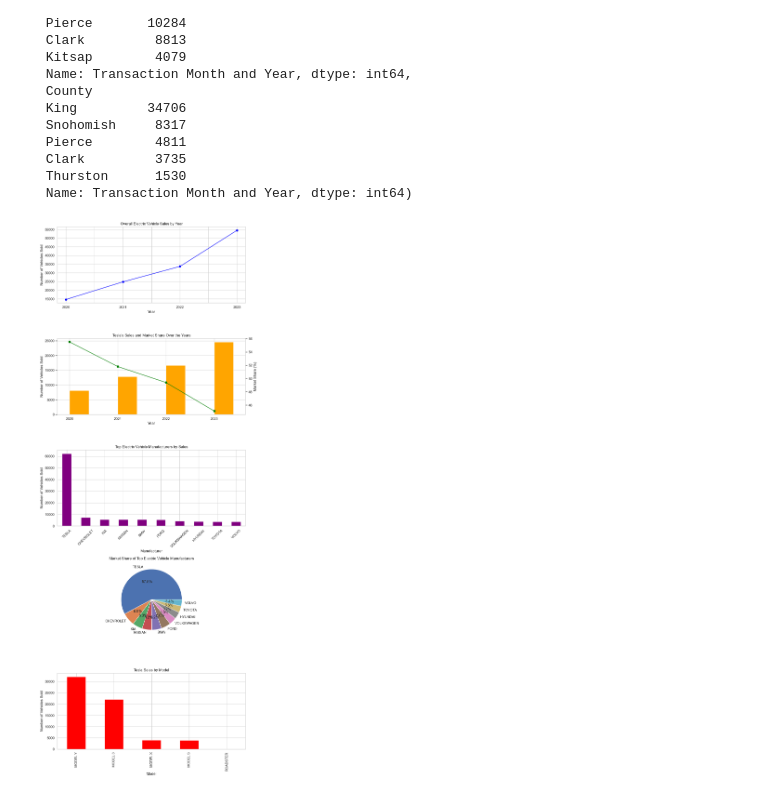
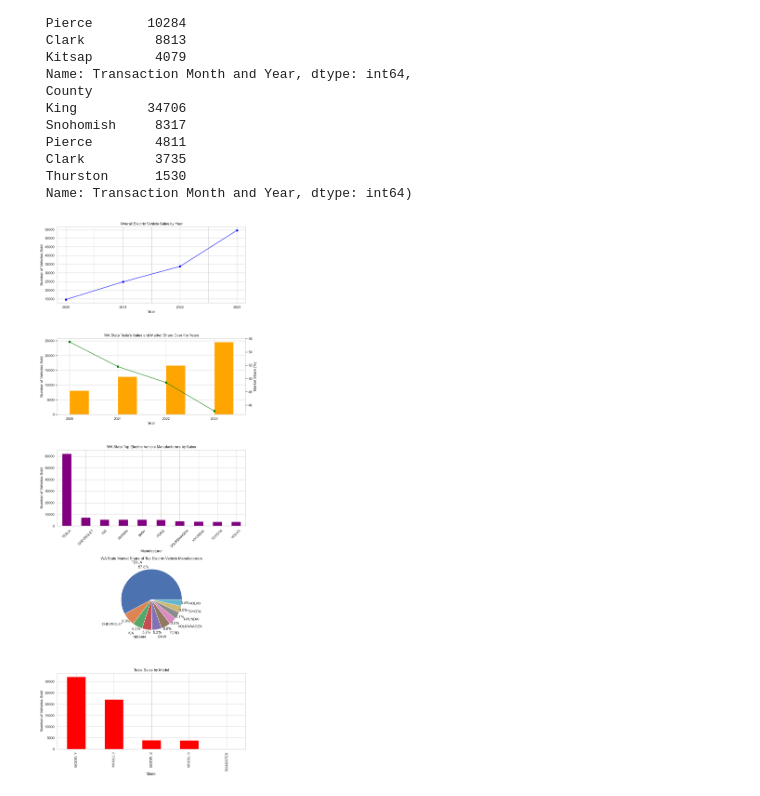
Before and after one commit to mouwumou/DSAN5300-Group-Project, a Jupyter notebook: notebooks/DMV_General_cleaning.ipynb, the cells around one changed output. Drawn from its saved outputs; the diff is of its cells as text; code cells hidden in the pictures.

```diff
--- a/notebooks/DMV_General_cleaning.ipynb
+++ b/notebooks/DMV_General_cleaning.ipynb
@@ -194,35 +194,36 @@ ax[0].set_ylabel('Number of Vehicles Sold')
 ax[0].grid(True)
 
 # Tesla's Market Position (Sales and Market Share)
 tesla_sales_by_year.plot(ax=ax[1], kind='bar', color='orange', position=0, width=0.4, label='Sales')
 tesla_market_share_by_year.plot(ax=ax[1], secondary_y=True, marker='s', linestyle='-', color='green', label='Market Share')
-ax[1].set_title("Tesla's Sales and Market Share Over the Years")
+ax[1].set_title("WA State Tesla's Sales and Market Share Over the Years")
 ax[1].set_xlabel('Year')
 ax[1].set_ylabel('Number of Vehicles Sold')
 ax[1].right_ax.set_ylabel('Market Share (%)')
 ax[1].grid(True)
 
 # Comparison with Other Electric Vehicle Makes (Sales)
 ev_sales_by_make.head(10).plot(ax=ax[2], kind='bar', color='purple')
-ax[2].set_title('Top Electric Vehicle Manufacturers by Sales')
+ax[2].set_title('WA State Top Electric Vehicle Manufacturers by Sales')
 ax[2].set_xlabel('Manufacturer')
 ax[2].set_ylabel('Number of Vehicles Sold')
 ax[2].tick_params(axis='x', rotation=45)
 ax[2].grid(True)
 
 # Comparison with Other Electric Vehicle Makes (Market Share)
-ev_market_share_by_make.head(10).plot(ax=ax[3], kind='pie', autopct='%1.1f%%')
-ax[3].set_title('Market Share of Top Electric Vehicle Manufacturers')
+ev_market_share_by_make.head(10).plot(ax=ax[3], kind='pie', autopct='%1.1f%%', pctdistance=1.1, labeldistance=1.25)
+ax[3].set_title('WA State Market Share of Top Electric Vehicle Manufacturers')
 ax[3].set_ylabel('')
 
 # Tesla Model Trends
 tesla_sales_by_model.plot(ax=ax[4], kind='bar', color='red')
 ax[4].set_title('Tesla Sales by Model')
 ax[4].set_xlabel('Model')
 ax[4].set_ylabel('Number of Vehicles Sold')
 ax[4].grid(True)
 
+
 plt.tight_layout()
 plt.show()
 # %% [output]
-[figure, old version]
+[figure, new version]
```
Also changed, not shown: parts of 19 cells of this notebook.
